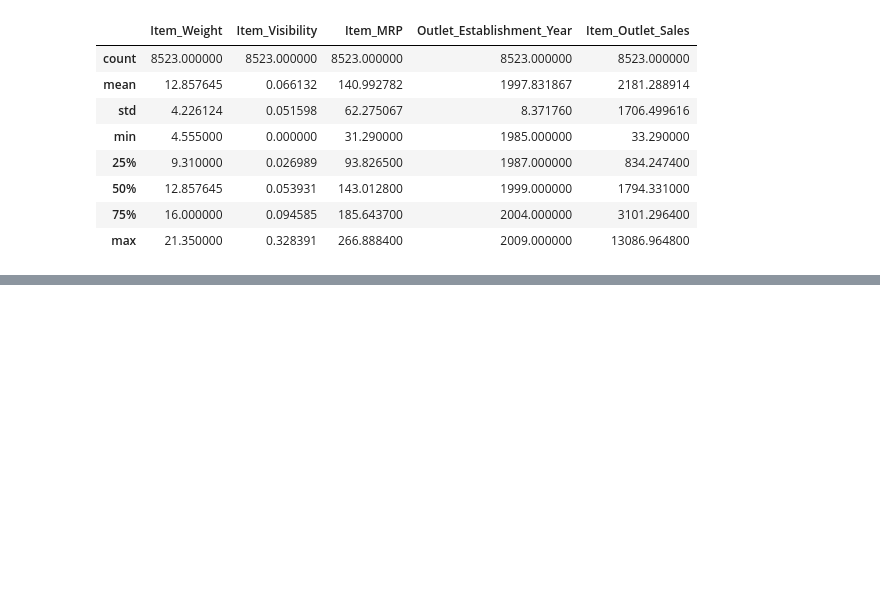
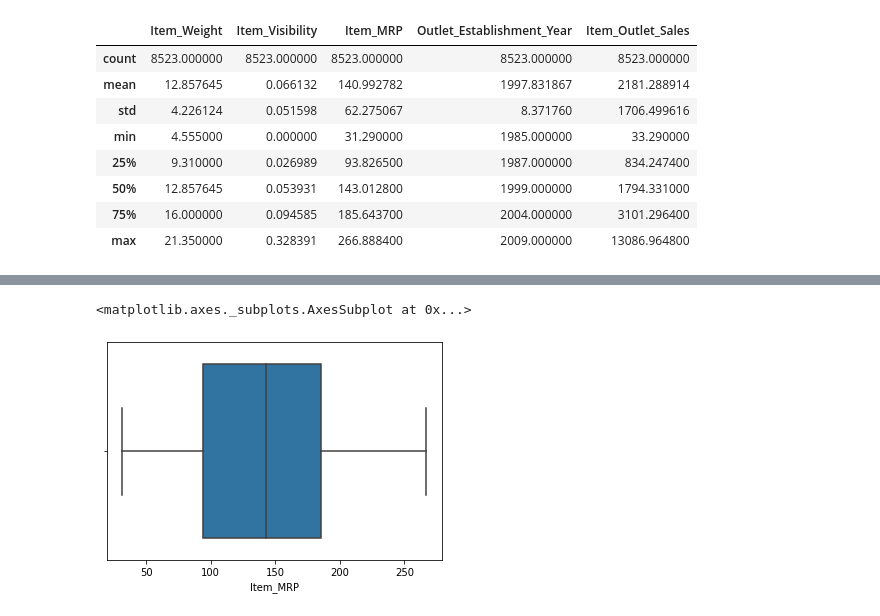
Before and after one commit to erick-huang15/Food-Sales-Predictions, a Jupyter notebook: Food_Sales_Prediction.ipynb, the cells around one changed output, grey strips where cells are left out. Drawn from its saved outputs; the diff is of its cells as text; code cells hidden in the pictures; blank space fills up the shorter version.

```diff
--- a/Food_Sales_Prediction.ipynb
+++ b/Food_Sales_Prediction.ipynb
@@ -157,0 +174,5 @@ food_sp_data.describe() # this is to get the statistics of min, max, mean
+# %%
+sns.boxplot(data=food_sp_data, x='Item_MRP')
+# %% [output]
+<matplotlib.axes._subplots.AxesSubplot at 0x...>
+[figure, added]
```
Also changed, not shown: parts of 4 cells of this notebook.
